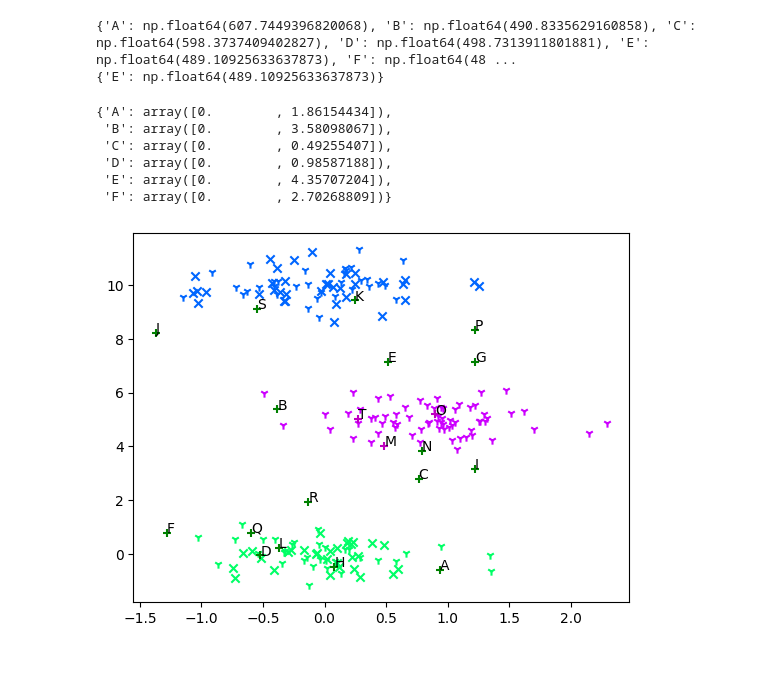
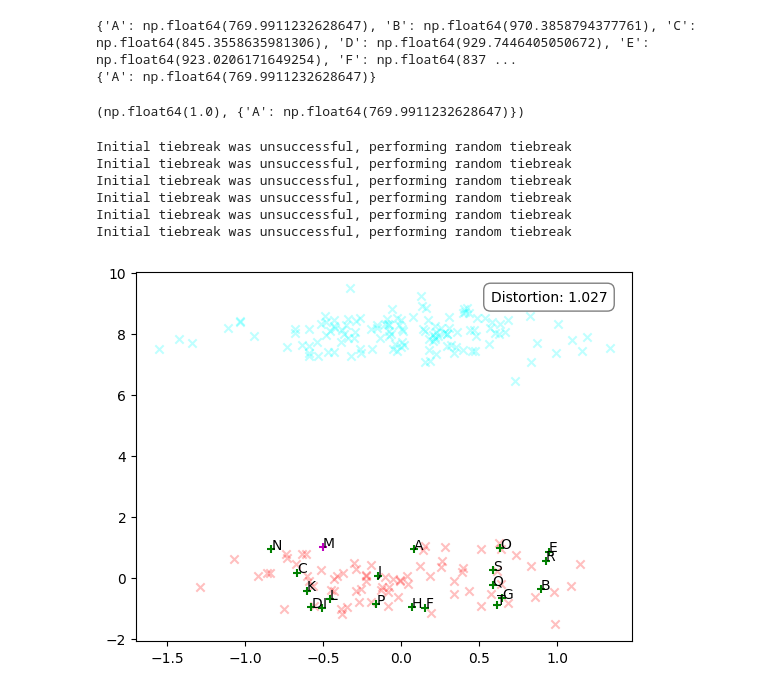
Before and after one commit to FayeAlephNil/bookish-spork, a Jupyter notebook: basics.ipynb, the cells around one changed output. Cells and saved outputs as stored; diff of their text form; code cells hidden in the pictures; blank space fills up the shorter version.

Commit message:
Update display

```diff
--- a/basics.ipynb
+++ b/basics.ipynb
@@ -278,7 +303,7 @@ region_3=Region.combine([region_1,region_2])
 
 cand_dist = np.random.uniform
 cand_kwargs = {'low': (-1.5,-1), 'high': (1.5,10), 'size': 2}
-prof, cands, data = region_generator(region_3,200, alphabet[0:20], cand_dist,cand_kwargs)
+prof, cands, data = region_generator(region_3,200, alph_seq(20), cand_dist,cand_kwargs)
 # %%
 def prepare_candidates_for_display(cand_pos, cand_colors, winners=None, winner_color = 'm',cand_markers=None):
     cands = []
@@ -310,12 +328,12 @@ def distortion(voting_data, cands, winner_set):
     winner_set_size = len(winner_set)
     winner_dict = {k: cands[k] for k in winner_set if k in cands}
     L1_distances = {}
-    for cand in cands:
-        L1_distances[cand] = L1_distance_to_candidate(voting_data,cands[cand])
+    for cand,pos in cands.items():
+        L1_distances[cand] = L1_distance_to_candidate(voting_data,pos)
     optimal_cands = dict(heapq.nsmallest(winner_set_size, L1_distances.items(), key=lambda kv: kv[1]))
 
-    print(L1_distances)
-    print(optimal_cands)
+    #print(L1_distances)
+    #print(optimal_cands)
 
     optimal_distance = sum(L1_distances[k] for k in list(optimal_cands.keys()))
     winner_distance = sum(L1_distances[k] for k  in list(winner_dict.keys()))
@@ -323,27 +341,22 @@ def distortion(voting_data, cands, winner_set):
     return distortion, optimal_cands
 # %%
 voter_type_K = PersonType.gaussian(0,0,name="K")
-voter_type_L = PersonType.gaussian(0,4,name="L")
+voter_type_L = PersonType.gaussian(0,8,name="L")
+voter_type_M = PersonType.gaussian(1.5,4,name="M")
 region_1 = Region({voter_type_K:20,voter_type_L:30},"R1")
-region_2 = Region({voter_type_K:20,voter_type_L:30},"R2")
+region_2 = Region({voter_type_K:20,voter_type_L:30,voter_type_M: 30},"R2")
 region_3=Region.combine([region_1,region_2])
 
 
 cand_dist = np.random.uniform
 cand_kwargs = {'low': (0,-1), 'high': (0,5), 'size': 2}
 prof, cands, data = region_generator(region_3,200, ["A", "B", "C","D","E","F"], cand_dist,cand_kwargs)
-# %% [output]
-{'A': np.float64(607.7449396820068), 'B': np.float64(490.8335629160858), 'C': np.float64(598.3737409402827), 'D': np.float64(498.7313911801881), 'E': np.float64(489.10925633637873), 'F': np.float64(48 ...
-{'E': np.float64(489.10925633637873)}
-# %%
-distortion(data,cands,{'A'})
-# %% [output]
-{'A': array([0.        , 1.86154434]),
- 'B': array([0.        , 3.58098067]),
- 'C': array([0.        , 0.49255407]),
- 'D': array([0.        , 0.98587188]),
- 'E': array([0.        , 4.35707204]),
- 'F': array([0.        , 2.70268809])}
+# %%
+distortion(data,cands,{'A'})
+# %% [output]
+{'A': np.float64(769.9911232628647), 'B': np.float64(970.3858794377761), 'C': np.float64(845.3558635981306), 'D': np.float64(929.7446405050672), 'E': np.float64(923.0206171649254), 'F': np.float64(837 ...
+{'A': np.float64(769.9911232628647)}
+(np.float64(1.0), {'A': np.float64(769.9911232628647)})
 # %%
 shape_type = {
     "R1.K": '^',
@@ -367,10 +380,10 @@ def clean_winners(wins):
             winners.append(c)
     return winners
 # %%
-def from_region_to_display(region,election_type=STV,num_winners=3,display_cands=True):
+def from_region_to_display(region,election_type=STV,num_cands=20, num_winners=3,display_cands=True,show_distortion=True):
     cand_dist = np.random.uniform
-    cand_kwargs = {'low': (-1.5,-1), 'high': (1.5,10), 'size': 2}
-    prof, cands, data = region_generator(region_3,200, alphabet[0:20], cand_dist,cand_kwargs)
+    cand_kwargs = {'low': (-1,-1), 'high': (1,1), 'size': 2}
+    prof, cands, data = region_generator(region,200, alph_seq(num_cands), cand_dist,cand_kwargs)
 
     voter_names = []
     region_names = []
@@ -379,16 +392,34 @@ def from_region_to_display(region,election_type=STV,num_winners=3,display_cands=
         region_names.append(voter.region)
 
     voter_display_info = gen_voter_display_type(voter_names,region_names)
+    fig,ax=plt.subplots()
 
     if display_cands:
         winners = None
         if election_type != None:
             winners = clean_winners(election_type(prof,m=num_winners).get_elected())
         cands_data = prepare_candidates_for_display(cands, defaultdict(lambda: 'g'), winners=winners)
-        return display_by_type(data,cands_data,*voter_display_info)
+        if show_distortion:
+            dist = distortion(data, cands, winners)
+            display_by_type(data,cands_data,*voter_display_info,ax=ax)
+            ax.text(0.95, 0.95, f'Distortion: {round(dist[0],3)}',
+                horizontalalignment='right',
+                verticalalignment='top',
+                transform=ax.transAxes, # Use axes coordinates (0 to 1)
+                fontsize=10,
+                bbox=dict(boxstyle='round,pad=0.5', fc='white', alpha=0.5) # Optional: add a text box
+               )
+        return plt.show()
     else:
-        return display_by_type(data,[],*voter_display_info)
+        display_by_type(data,[],*voter_display_info,ax=ax)
+        return plt.show()
 # %%
-from_region_to_display(region_3,election_type=Borda)
+from_region_to_display(region_1,election_type=STV,num_winners=1)
 # %% [output]
+Initial tiebreak was unsuccessful, performing random tiebreak
+Initial tiebreak was unsuccessful, performing random tiebreak
+Initial tiebreak was unsuccessful, performing random tiebreak
+Initial tiebreak was unsuccessful, performing random tiebreak
+Initial tiebreak was unsuccessful, performing random tiebreak
+Initial tiebreak was unsuccessful, performing random tiebreak
-[figure, old version]
+[figure, new version]
```
Also changed, not shown: parts of 9 cells of this notebook, 1 other file.
